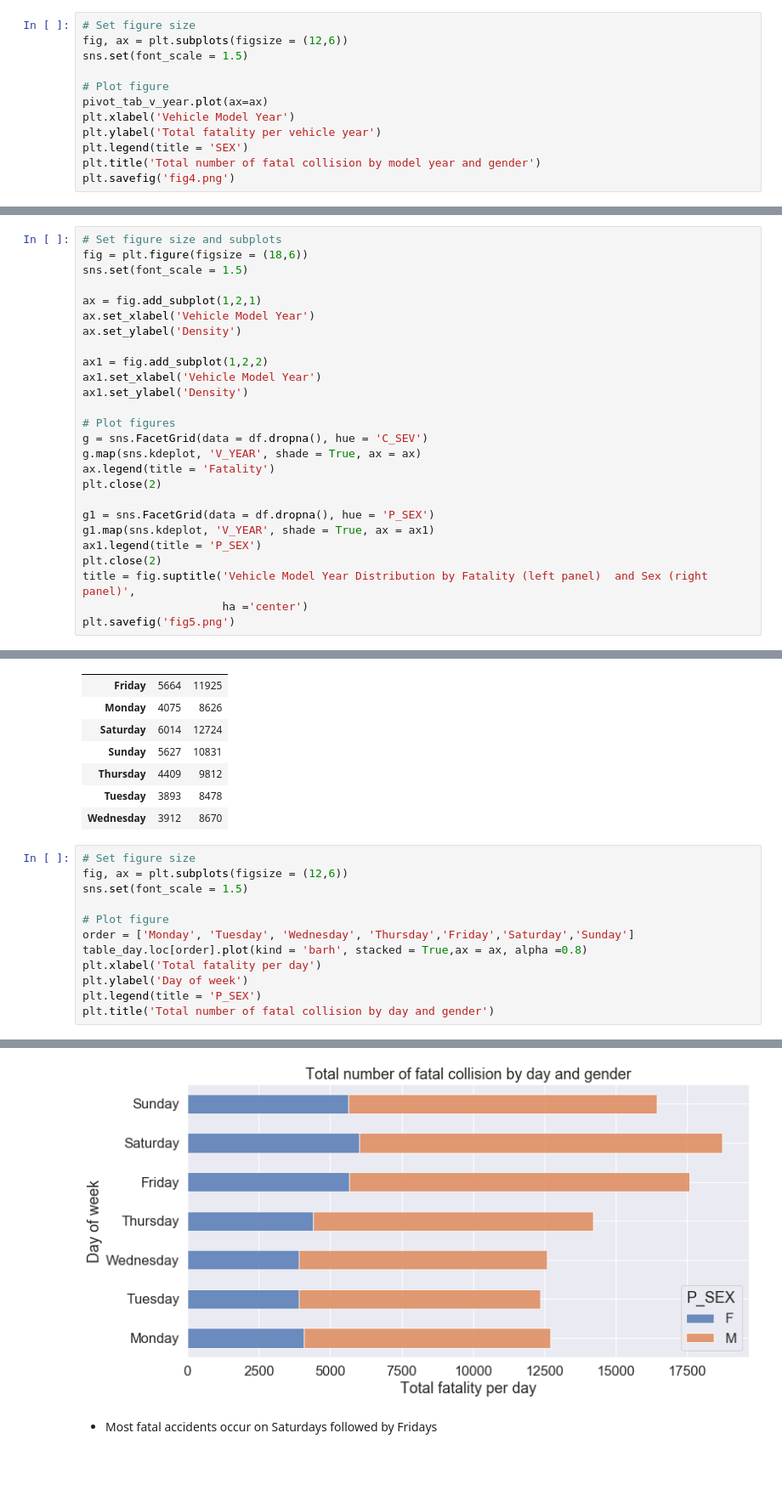
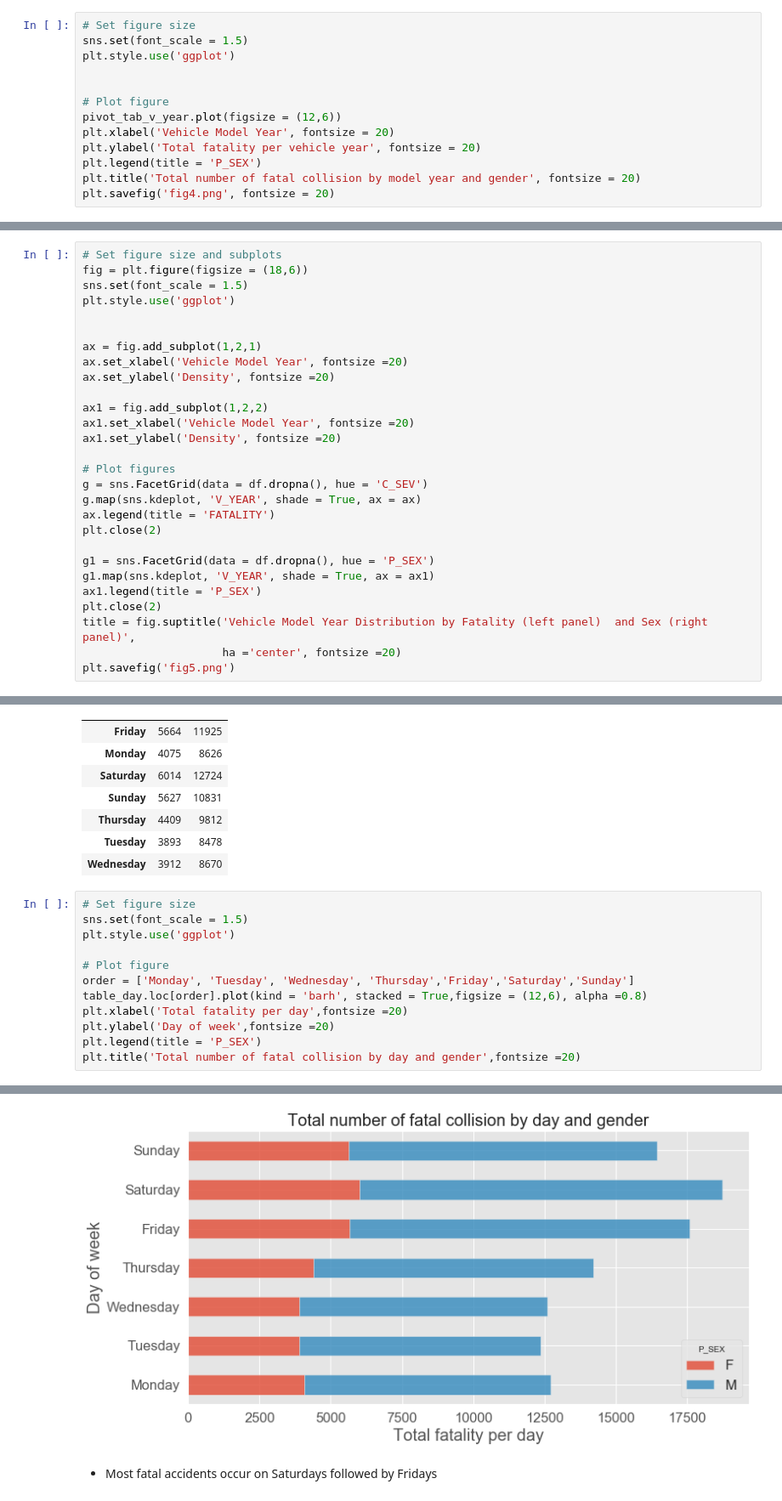
Before and after one commit to jnsofini/Imbalanced-Learning, a Jupyter notebook: JupyterNotebook/Motor-vehicle-collision-full.ipynb, the cells around one changed output, grey strips where cells are left out. Shown at 85% size. Cells and saved outputs as stored; diff of their text form; blank space fills up the shorter version.

```diff
--- a/JupyterNotebook/Motor-vehicle-collision-full.ipynb
+++ b/JupyterNotebook/Motor-vehicle-collision-full.ipynb
@@ -979,14 +981,15 @@ pivot_tab_v_year.tail()
 | 2016.0 | 84.0 | 174.0 |
 # %%
 # Set figure size
-fig, ax = plt.subplots(figsize = (12,6))
 sns.set(font_scale = 1.5)
+plt.style.use('ggplot')
+
 
 # Plot figure
-pivot_tab_v_year.plot(ax=ax)
-plt.xlabel('Vehicle Model Year')
-plt.ylabel('Total fatality per vehicle year')
-plt.legend(title = 'SEX')
-plt.title('Total number of fatal collision by model year and gender')
-plt.savefig('fig4.png')
+pivot_tab_v_year.plot(figsize = (12,6))
+plt.xlabel('Vehicle Model Year', fontsize = 20)
+plt.ylabel('Total fatality per vehicle year', fontsize = 20)
+plt.legend(title = 'P_SEX')
+plt.title('Total number of fatal collision by model year and gender', fontsize = 20)
+plt.savefig('fig4.png', fontsize = 20)
 # %% [output]
@@ -999,19 +1002,21 @@ plt.savefig('fig4.png')
 # Set figure size and subplots
 fig = plt.figure(figsize = (18,6))
 sns.set(font_scale = 1.5)
+plt.style.use('ggplot')
+
 
 ax = fig.add_subplot(1,2,1)
-ax.set_xlabel('Vehicle Model Year')
-ax.set_ylabel('Density')
+ax.set_xlabel('Vehicle Model Year', fontsize =20)
+ax.set_ylabel('Density', fontsize =20)
 
 ax1 = fig.add_subplot(1,2,2)
-ax1.set_xlabel('Vehicle Model Year')
-ax1.set_ylabel('Density')
+ax1.set_xlabel('Vehicle Model Year', fontsize =20)
+ax1.set_ylabel('Density', fontsize =20)
 
 # Plot figures
 g = sns.FacetGrid(data = df.dropna(), hue = 'C_SEV')
 g.map(sns.kdeplot, 'V_YEAR', shade = True, ax = ax)
-ax.legend(title = 'Fatality')
+ax.legend(title = 'FATALITY')
 plt.close(2)
 
 g1 = sns.FacetGrid(data = df.dropna(), hue = 'P_SEX')
@@ -1019,6 +1024,6 @@ g1.map(sns.kdeplot, 'V_YEAR', shade = True, ax = ax1)
 ax1.legend(title = 'P_SEX')
 plt.close(2)
 title = fig.suptitle('Vehicle Model Year Distribution by Fatality (left panel)  and Sex (right panel)',
-                     ha ='center')
+                     ha ='center', fontsize =20)
 plt.savefig('fig5.png')
 # %% [output]
@@ -1052,19 +1057,19 @@ table_day
 | Wednesday | 3912 | 8670 |
 # %%
 # Set figure size
-fig, ax = plt.subplots(figsize = (12,6))
 sns.set(font_scale = 1.5)
+plt.style.use('ggplot')
 
 # Plot figure
 order = ['Monday', 'Tuesday', 'Wednesday', 'Thursday','Friday','Saturday','Sunday']
-table_day.loc[order].plot(kind = 'barh', stacked = True,ax = ax, alpha =0.8)
-plt.xlabel('Total fatality per day')
-plt.ylabel('Day of week')
+table_day.loc[order].plot(kind = 'barh', stacked = True,figsize = (12,6), alpha =0.8)
+plt.xlabel('Total fatality per day',fontsize =20)
+plt.ylabel('Day of week',fontsize =20)
 plt.legend(title = 'P_SEX')
-plt.title('Total number of fatal collision by day and gender')
+plt.title('Total number of fatal collision by day and gender',fontsize =20)
 # %% [output]
 Text(0.5, 1.0, 'Total number of fatal collision by day and gender')
-[figure, old version]
+[figure, new version]
 # %% [markdown]
 - Most fatal accidents occur on Saturdays followed by Fridays
 # %% [markdown]
```
Also changed, not shown: parts of 33 cells of this notebook, 6 other files.
